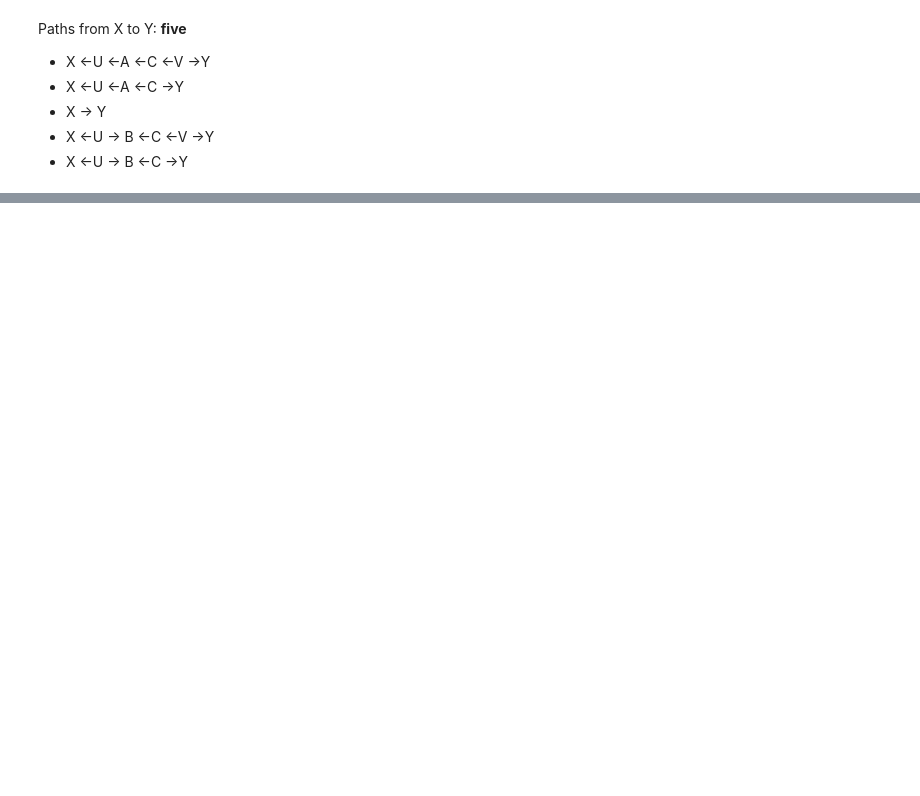
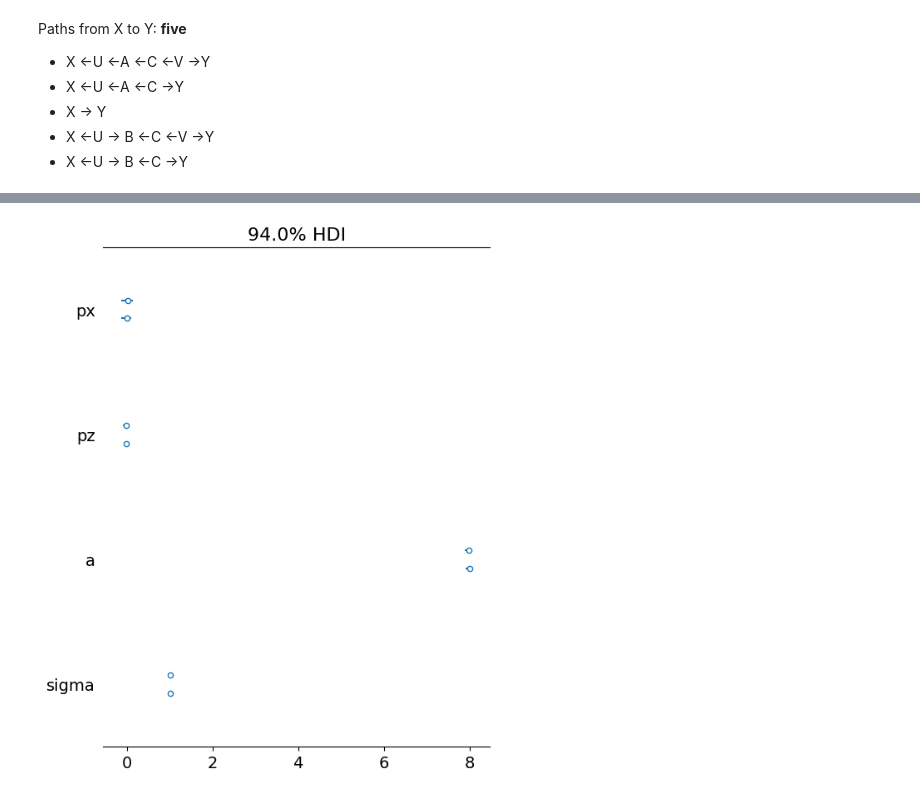
Before and after one commit to CarJung/statisitcal-rethinking, a Jupyter notebook: Rethinking_2/End_of_chapter_problems/chapter_6 answears.ipynb, the cells around one changed output, grey strips where cells are left out. Saved outputs shown, nothing was run; the diff lists cells and outputs as text; code cells hidden in the pictures; blank space fills up the shorter version.

```diff
--- a/Rethinking_2/End_of_chapter_problems/chapter_6 answears.ipynb
+++ b/Rethinking_2/End_of_chapter_problems/chapter_6 answears.ipynb
@@ -99,0 +155,4 @@ Paths from X to Y:
+# %%
+arviz.plot_forest(sample);
+# %% [output]
+[figure, added]
```
Also changed, not shown: parts of 48 cells of this notebook, 3 other files.
